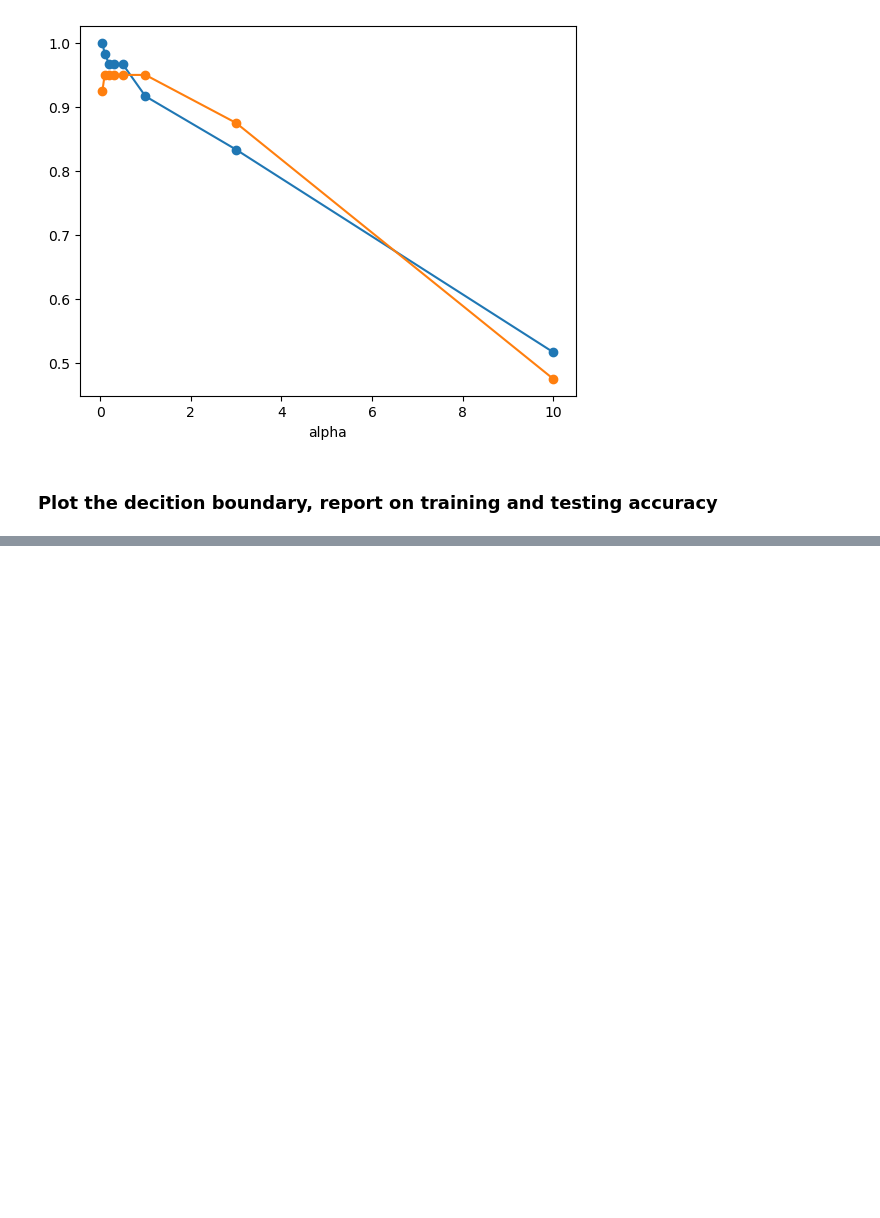
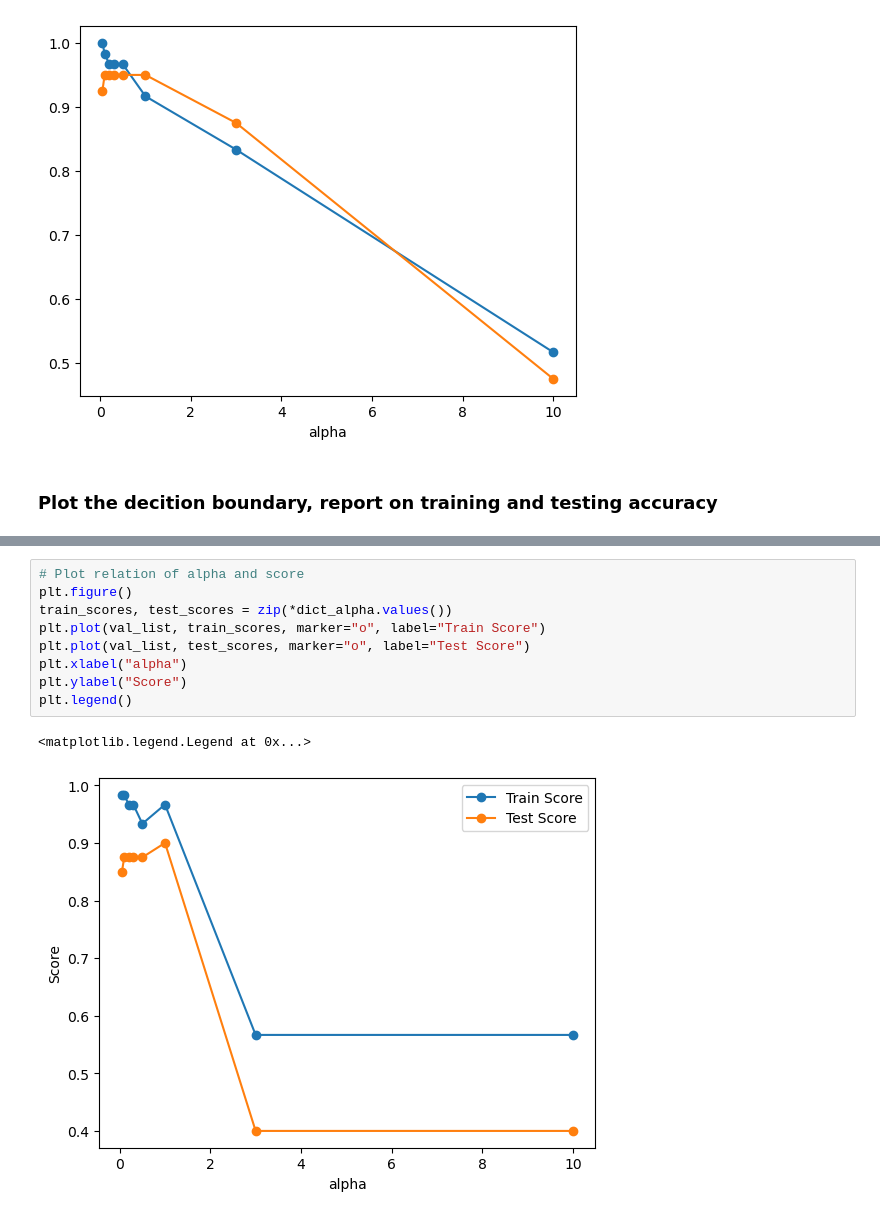
Before and after one commit to zapletalj-cze/ML_geo, a Jupyter notebook: 05_Model_regularization/05_1_LAB_mlgeo_regularization_exercise.ipynb, the cells around one changed output, grey strips where cells are left out. Cells and saved outputs as stored; diff of their text form; blank space fills up the shorter version.

```diff
--- a/05_Model_regularization/05_1_LAB_mlgeo_regularization_exercise.ipynb
+++ b/05_Model_regularization/05_1_LAB_mlgeo_regularization_exercise.ipynb
@@ -167,0 +242,12 @@ pass
+# %%
+# Plot relation of alpha and score
+plt.figure()
+train_scores, test_scores = zip(*dict_alpha.values())
+plt.plot(val_list, train_scores, marker="o", label="Train Score")
+plt.plot(val_list, test_scores, marker="o", label="Test Score")
+plt.xlabel("alpha")
+plt.ylabel("Score")
+plt.legend()
+# %% [output]
+<matplotlib.legend.Legend at 0x...>
+[figure, added]
```
Also changed, not shown: parts of 8 cells of this notebook, 7 other files.
